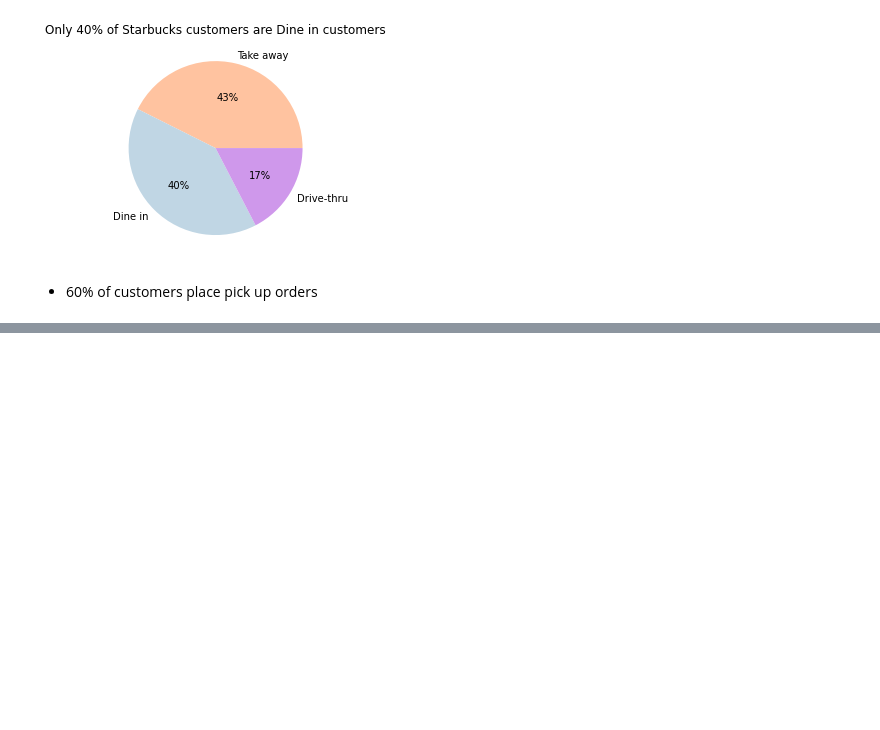
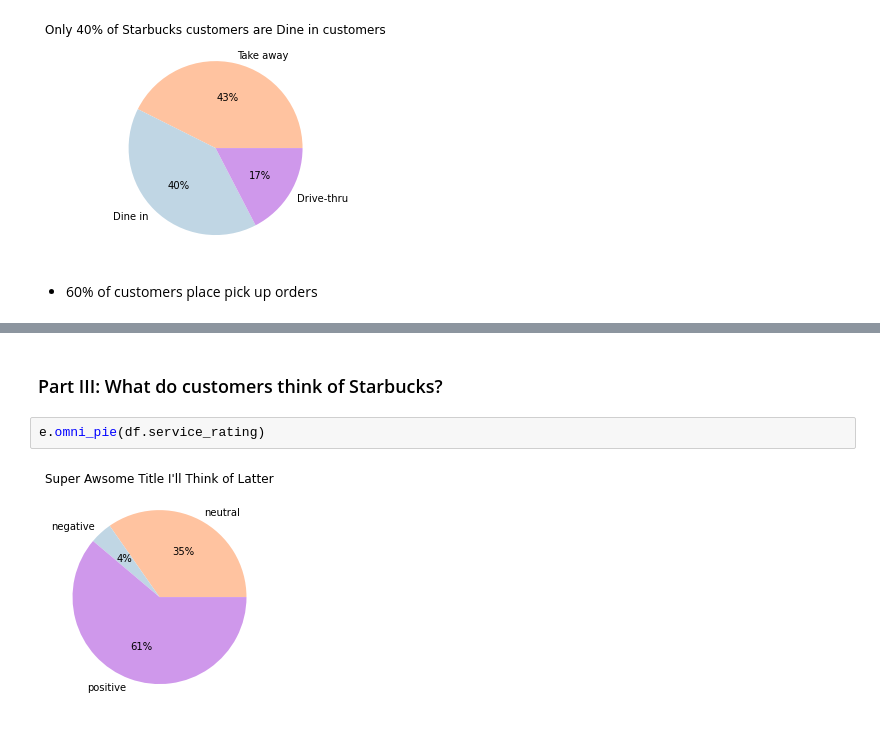
Before and after one commit to Johndsalas/Starbucks_Customer_Profiles, a Jupyter notebook: main.ipynb, the cells around one changed output, grey strips where cells are left out. Cells and saved outputs as stored; diff of their text form; blank space fills up the shorter version.

```diff
--- a/main.ipynb
+++ b/main.ipynb
@@ -371,0 +272,6 @@ Name: promotion_importance, dtype: int64
+# %% [markdown]
+### Part III: What do customers think of Starbucks?
+# %%
+e.omni_pie(df.service_rating)
+# %% [output]
+[figure, added]
```
Also changed, not shown: parts of 15 cells of this notebook, 1 other file.
